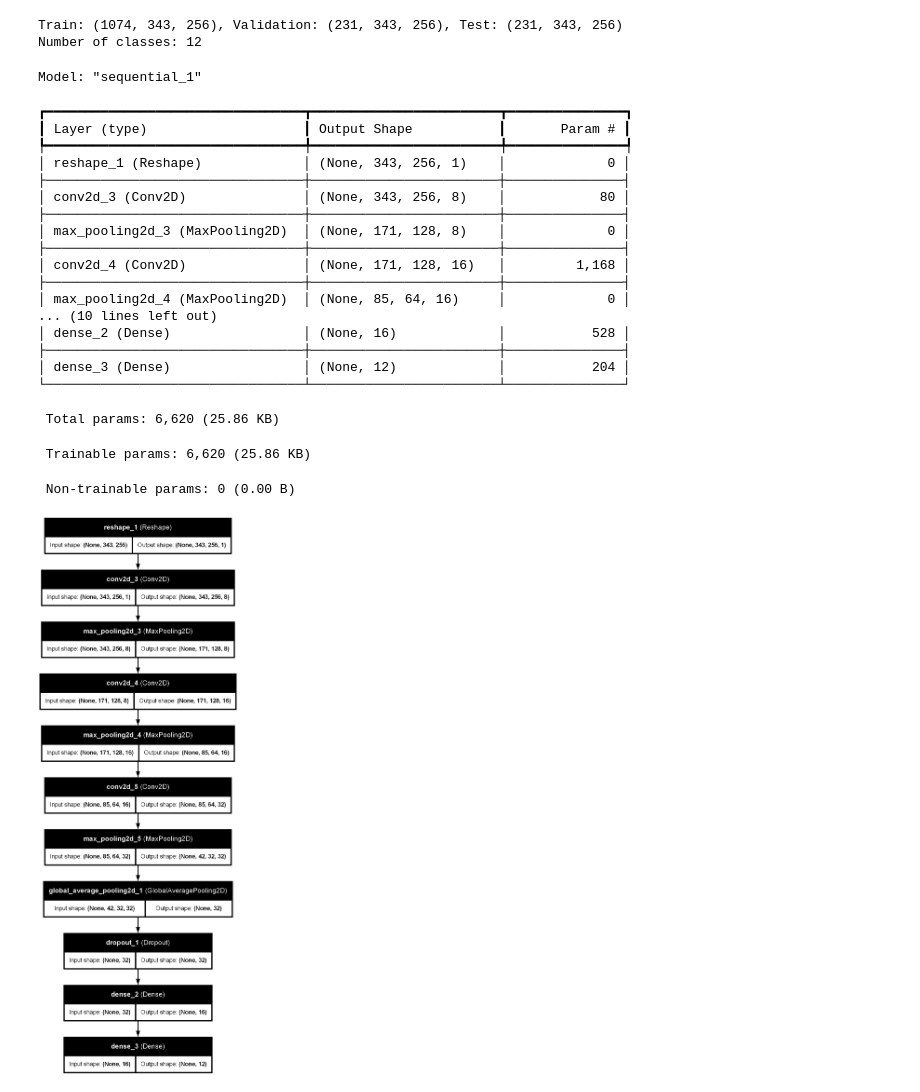
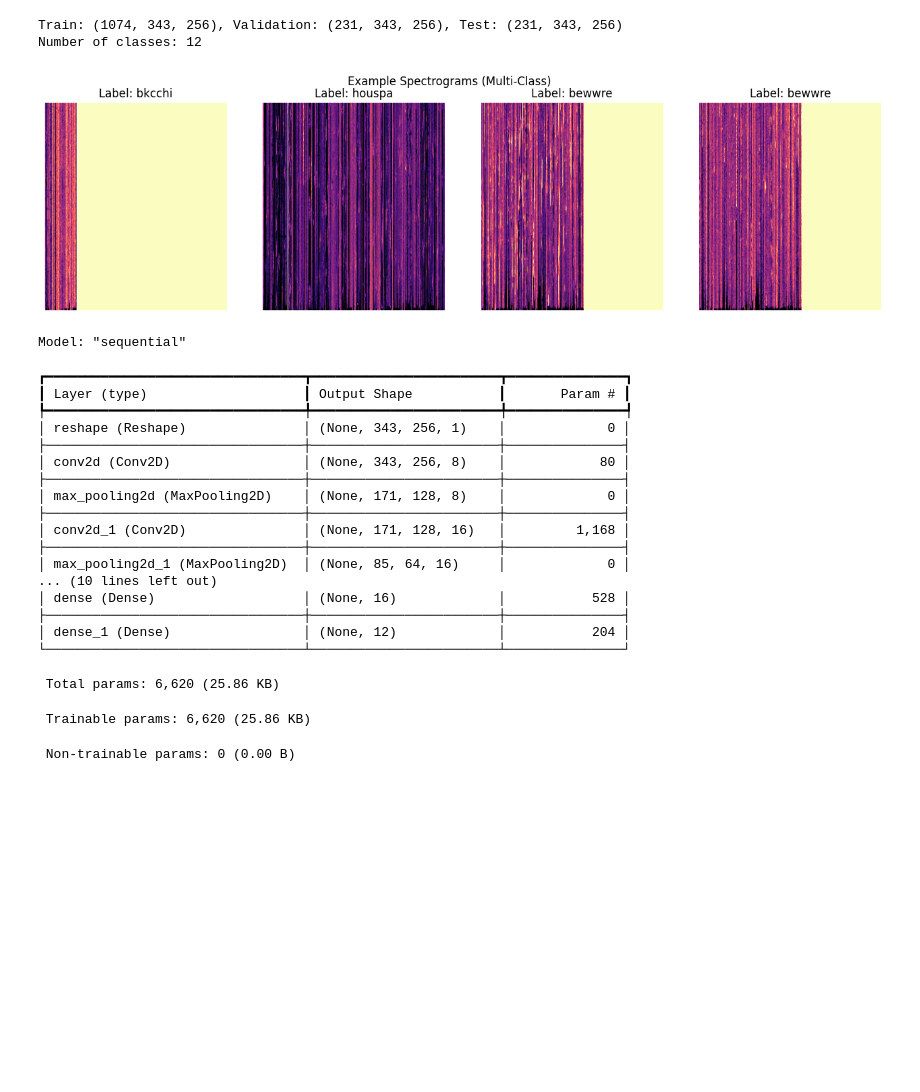
Before and after one commit to kmohammedsu/bird_sound_neural_network, a Jupyter notebook: notebooks/temporary.ipynb, the cells around one changed output. Drawn from its saved outputs; the diff is of its cells as text; code cells hidden in the pictures; blank space fills up the shorter version.

Commit message:
completed multiclass classificatoin

```diff
--- a/notebooks/temporary.ipynb
+++ b/notebooks/temporary.ipynb
@@ -25,15 +30,35 @@ from tensorflow.keras.utils import to_categorical
 y_train_cat = to_categorical(y_train, num_classes)
 y_val_cat = to_categorical(y_val, num_classes)
 y_test_cat = to_categorical(y_test, num_classes)
+# %%
+# 4. Visualize Example Spectrograms
+import matplotlib.pyplot as plt
+
+species_labels = [
+    'amecro', 'amerob', 'bewwre', 'bkcchi', 'daejun', 'houfin',
+    'houspa', 'norfli', 'rewbla', 'sonspa', 'spotow', 'whcspa'
+]
+
+fig, axes = plt.subplots(1, 4, figsize=(16, 4))
+for i, ax in enumerate(axes):
+    idx = np.random.randint(0, len(X_train))
+    label = y_train[idx]
+    ax.imshow(X_train[idx], aspect='auto', origin='lower', cmap='magma')
+    ax.set_title(f"Label: {species_labels[label]}")
+    ax.axis('off')
+plt.suptitle("Example Spectrograms (Multi-Class)")
+plt.show()
+# %% [output]
+[figure, added]
 # %%
+# 5. Build the CNN Model (Matching Diagram)
 import tensorflow as tf
 from tensorflow.keras import layers, models
 
-input_shape = X_train.shape[1:]
+input_shape = X_train_cnn.shape[1:]
 
 model = models.Sequential([
-    layers.Input(shape=input_shape),
-    layers.Reshape((343, 256, 1)),
+    layers.Reshape((343, 256, 1), input_shape=input_shape),
     layers.Conv2D(8, (3, 3), activation='relu', padding='same'),
     layers.MaxPooling2D((2, 2)),
     layers.Conv2D(16, (3, 3), activation='relu', padding='same'),
@@ -54,33 +79,25 @@ model.compile(
 
 model.summary()
 # %% [output]
-Model: "sequential_1"
+Model: "sequential"
 ┏━━━━━━━━━━━━━━━━━━━━━━━━━━━━━━━━━┳━━━━━━━━━━━━━━━━━━━━━━━━┳━━━━━━━━━━━━━━━┓
 ┃ Layer (type)                    ┃ Output Shape           ┃       Param # ┃
 ┡━━━━━━━━━━━━━━━━━━━━━━━━━━━━━━━━━╇━━━━━━━━━━━━━━━━━━━━━━━━╇━━━━━━━━━━━━━━━┩
-│ reshape_1 (Reshape)             │ (None, 343, 256, 1)    │             0 │
+│ reshape (Reshape)               │ (None, 343, 256, 1)    │             0 │
 ├─────────────────────────────────┼────────────────────────┼───────────────┤
-│ conv2d_3 (Conv2D)               │ (None, 343, 256, 8)    │            80 │
+│ conv2d (Conv2D)                 │ (None, 343, 256, 8)    │            80 │
 ├─────────────────────────────────┼────────────────────────┼───────────────┤
-│ max_pooling2d_3 (MaxPooling2D)  │ (None, 171, 128, 8)    │             0 │
+│ max_pooling2d (MaxPooling2D)    │ (None, 171, 128, 8)    │             0 │
 ├─────────────────────────────────┼────────────────────────┼───────────────┤
-│ conv2d_4 (Conv2D)               │ (None, 171, 128, 16)   │         1,168 │
+│ conv2d_1 (Conv2D)               │ (None, 171, 128, 16)   │         1,168 │
 ├─────────────────────────────────┼────────────────────────┼───────────────┤
-│ max_pooling2d_4 (MaxPooling2D)  │ (None, 85, 64, 16)     │             0 │
+│ max_pooling2d_1 (MaxPooling2D)  │ (None, 85, 64, 16)     │             0 │
 ... (10 lines left out)
-│ dense_2 (Dense)                 │ (None, 16)             │           528 │
+│ dense (Dense)                   │ (None, 16)             │           528 │
 ├─────────────────────────────────┼────────────────────────┼───────────────┤
-│ dense_3 (Dense)                 │ (None, 12)             │           204 │
+│ dense_1 (Dense)                 │ (None, 12)             │           204 │
 └─────────────────────────────────┴────────────────────────┴───────────────┘
  Total params: 6,620 (25.86 KB)
  Trainable params: 6,620 (25.86 KB)
  Non-trainable params: 0 (0.00 B)
-# %%
-from tensorflow.keras.utils import plot_model
-from IPython.display import Image
-
-plot_model(model, to_file='multiclass_cnn_architecture.png', show_shapes=True, show_layer_names=True)
-Image('multiclass_cnn_architecture.png')
-# %% [output]
-[figure, removed]
 # %%
```
Also changed, not shown: parts of 8 cells of this notebook, 3 other files.
